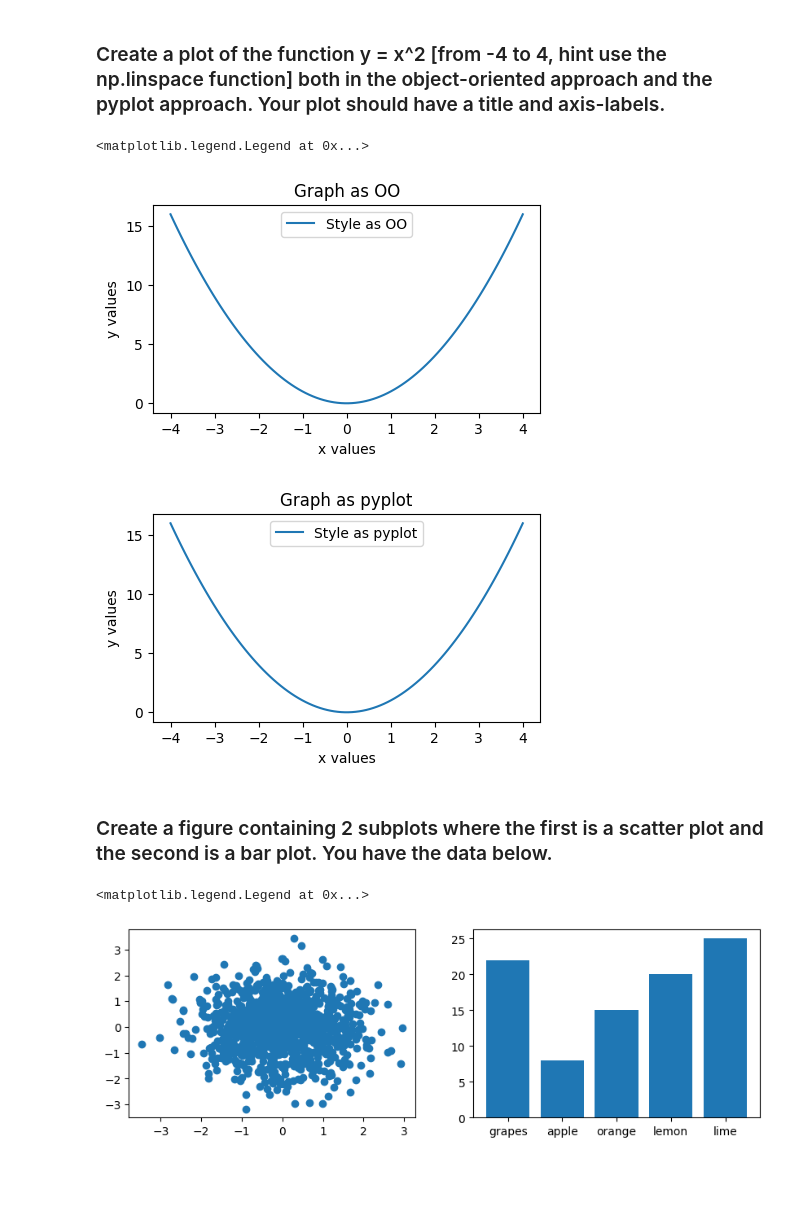
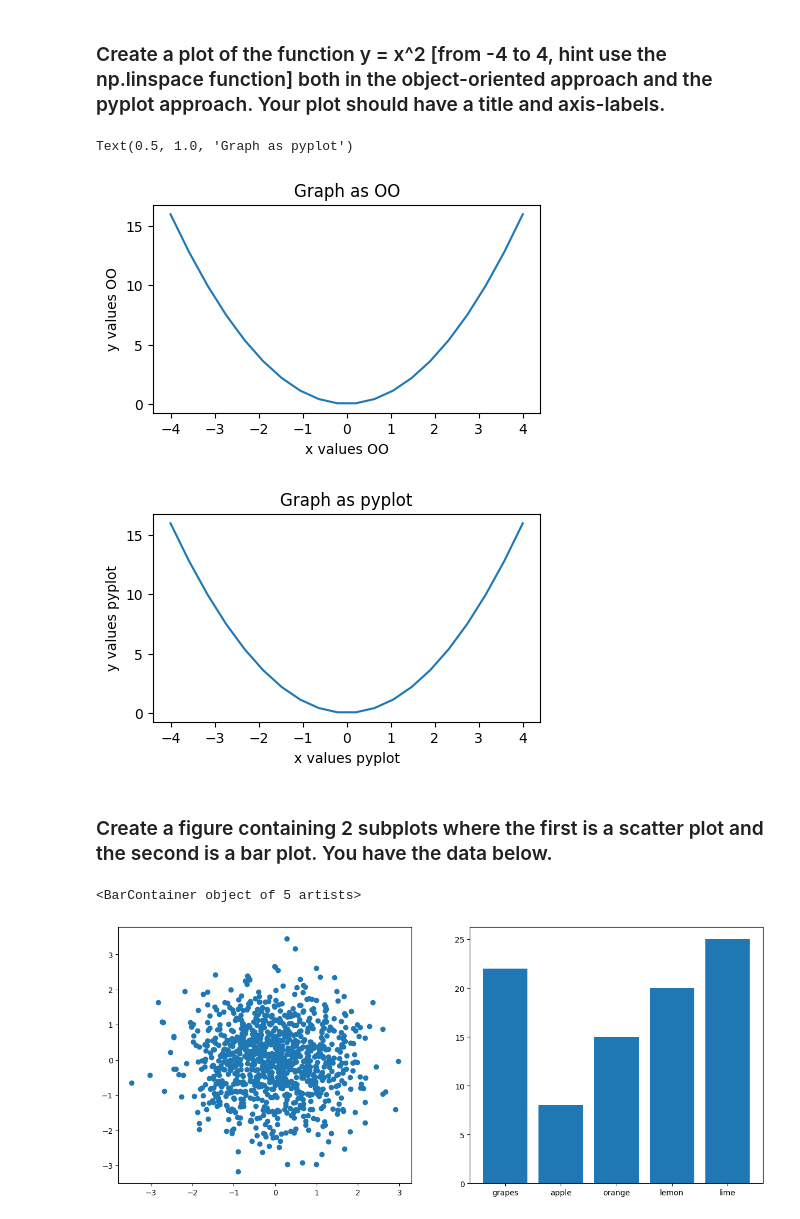
Before and after one commit to UlfsonHager/Kurs_mapp, a Jupyter notebook: Kontroll_2/kunskapskontroll_2_2_matplotlib.ipynb, the cells around one changed output. Cells and saved outputs as stored; diff of their text form; code cells hidden in the pictures; blank space fills up the shorter version.

```diff
--- a/Kontroll_2/kunskapskontroll_2_2_matplotlib.ipynb
+++ b/Kontroll_2/kunskapskontroll_2_2_matplotlib.ipynb
@@ -21,27 +26,30 @@ import matplotlib.pyplot as plt
 # %% [markdown]
 ### Create a plot of the function y = x^2 [from -4 to 4, hint use the np.linspace function] both in the object-oriented approach and the pyplot approach. Your plot should have a title and axis-labels.
 # %%
-value_array = np.linspace(-4, 4, 100)
+value_array = np.linspace(-4, 4, 20)# 20 numbers between -4 - 4
 
 # OO style
 fig, ax = plt.subplots(figsize=(5, 2.7))
+
 ax.plot(value_array, value_array**2, label='Style as OO')
-ax.set_xlabel('x values')
-ax.set_ylabel('y values')
+ax.set_xlabel('x values OO')
+ax.set_ylabel('y values OO')
 ax.set_title("Graph as OO")
-ax.legend()
+
+
 
 # pyplot style
 plt.figure(figsize=(5, 2.7))
 plt.plot(value_array, value_array**2, label='Style as pyplot')
-plt.xlabel('x values')
-plt.ylabel('y values')
+plt.xlabel('x values pyplot')
+plt.ylabel('y values pyplot')
 plt.title("Graph as pyplot")
-plt.legend()
+
+# plt.show() # not needed in jupyter
 # %% [output]
-<matplotlib.legend.Legend at 0x...>
+Text(0.5, 1.0, 'Graph as pyplot')
-[figure, old version]
+[figure, new version]
-[figure, old version]
+[figure, new version]
 # %% [markdown]
 ### Create a figure containing 2  subplots where the first is a scatter plot and the second is a bar plot. You have the data below.
 # %%
@@ -55,16 +63,10 @@ fruit_data = {'grapes': 22, 'apple': 8, 'orange': 15, 'lemon': 20, 'lime': 25}
 names = list(fruit_data.keys())
 values = list(fruit_data.values())
 # %%
-fig, axs = plt.subplots(1, 2, figsize=(10, 3)) # 2 diagrams
+fig, axs = plt.subplots(1, 2, figsize=(15, 6)) # 2 diagrams
 
 axs[0].scatter(random_data_x, random_data_y)
 axs[1].bar(x=names, height=values)
-
-ax.plot(value_array, value_array**2, label='Style as OO')
-ax.set_xlabel('x values')
-ax.set_ylabel('y values')
-ax.set_title("Graph as OO")
-ax.legend()
 # %% [output]
-<matplotlib.legend.Legend at 0x...>
+<BarContainer object of 5 artists>
-[figure, old version]
+[figure, new version]
```
Also changed, not shown: parts of 1 cell of this notebook, 2 other files.
